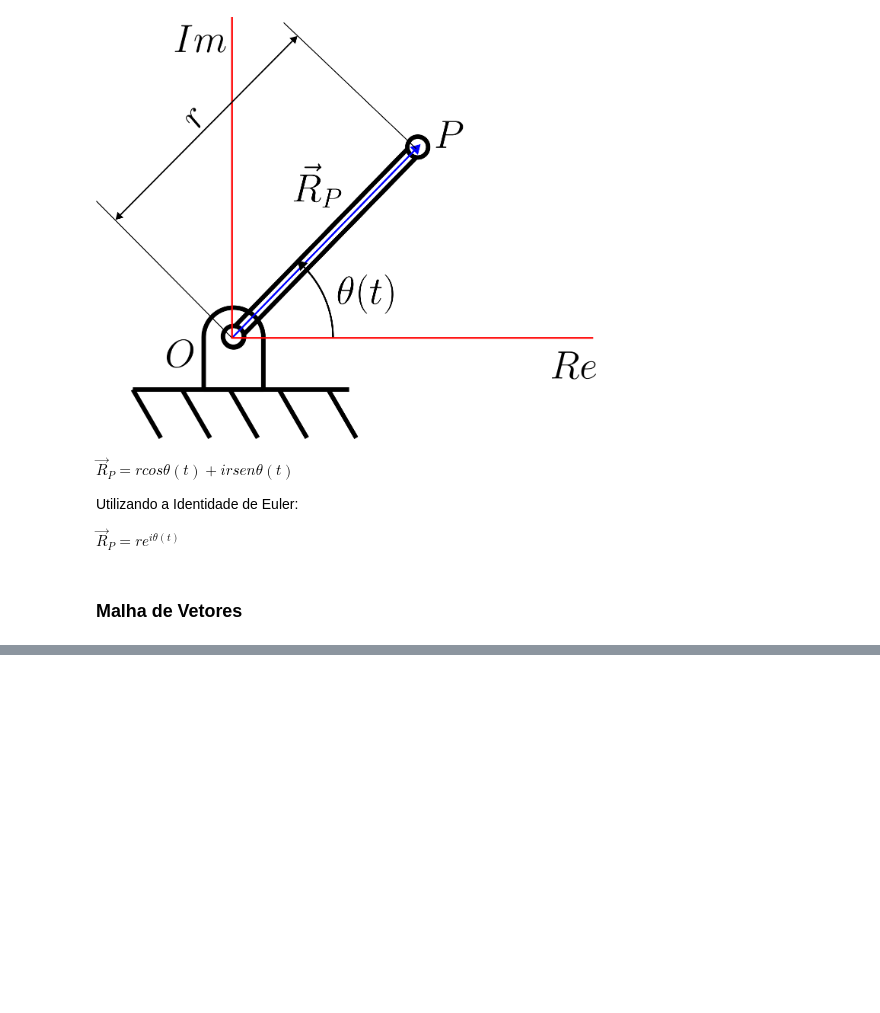
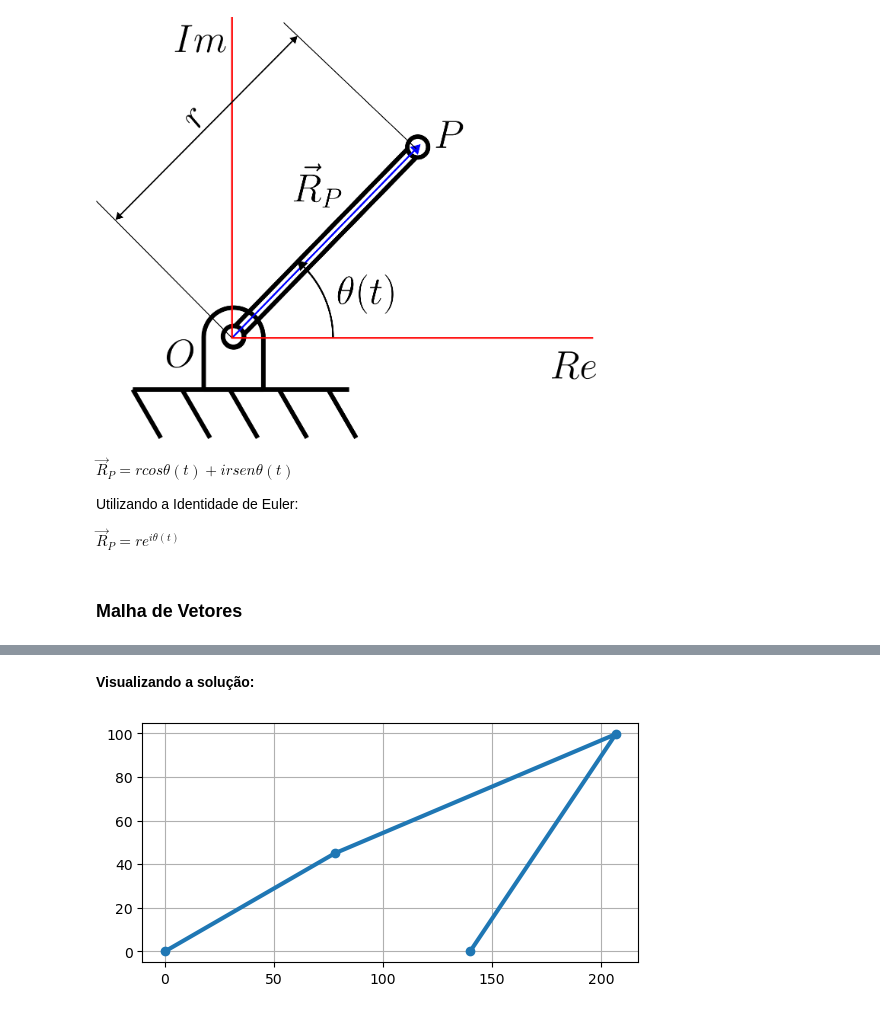
Before and after one commit to Pi-vi/Mecanismos-v2, a Jupyter notebook: Mecs3.ipynb, the cells around one changed output, grey strips where cells are left out. Saved outputs shown, nothing was run; the diff lists cells and outputs as text; code cells hidden in the pictures; blank space fills up the shorter version.

```diff
--- a/Mecs3.ipynb
+++ b/Mecs3.ipynb
@@ -70,0 +147,3 @@ $\vec{R}_P = r e^{i \theta(t)}$
+# %%
+sol = fsolve(sistema,[0,0])
+sol
@@ -70,0 +156,11 @@ $\vec{R}_P = r e^{i \theta(t)}$
+# %% [markdown]
+**Visualizando a solução:**
+# %%
+O2 = [0,0]
+A = [(a*cos(th2)).subs(valores),(a*sin(th2)).subs(valores)]
+# %%
+B = [(a*cos(th2)+ b*cos(sol[0])).subs(valores),(a*sin(th2)+ b*sin(sol[0])).subs(valores)]
+O4 = [d.subs(valores),0]
+# %%
+X = [O2[0],A[0],B[0],O4[0]]
+Y = [O2[1],A[1],B[1],O4[1]]
@@ -70,0 +169,7 @@ $\vec{R}_P = r e^{i \theta(t)}$
+# %%
+plt.figure()
+plt.plot(X,Y,'-o',linewidth=3)
+plt.gca().set_aspect('equal',adjustable='box')
+plt.grid(True)
+# %% [output]
+[figure, added]
```
Also changed, not shown: parts of 25 cells of this notebook.
